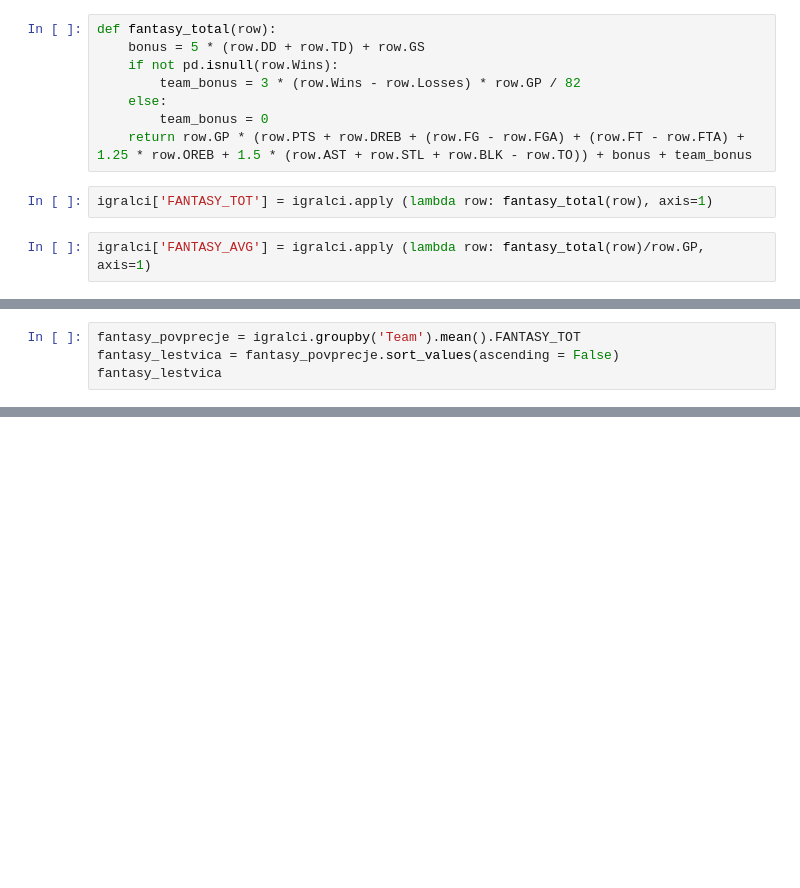
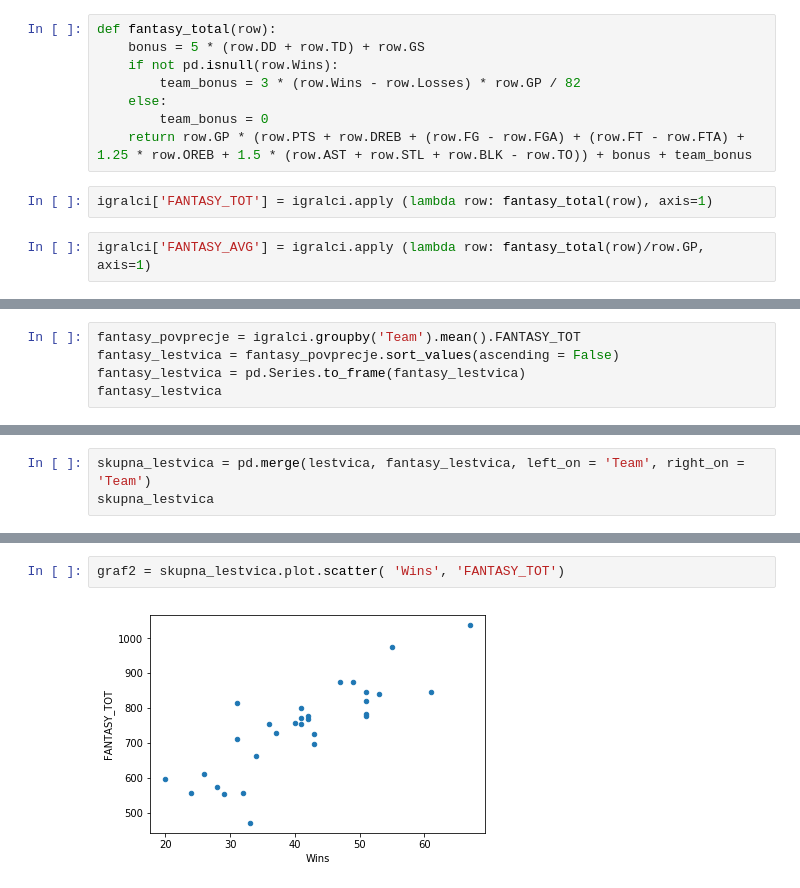
Before and after one commit to andrazdeluisa/projekt_PROG1, a Jupyter notebook: projekt.ipynb, the cells around one changed output, grey strips where cells are left out. Saved outputs shown, nothing was run; the diff lists cells and outputs as text; blank space fills up the shorter version.

```diff
--- a/projekt.ipynb
+++ b/projekt.ipynb
@@ -37,4 +111,5 @@ igralci.groupby('Position').mean().FANTASY_AVG.sort_values(ascending = False)
 # %%
 fantasy_povprecje = igralci.groupby('Team').mean().FANTASY_TOT
 fantasy_lestvica = fantasy_povprecje.sort_values(ascending = False)
+fantasy_lestvica = pd.Series.to_frame(fantasy_lestvica)
 fantasy_lestvica
@@ -49,0 +163,3 @@ pd.merge(lestvica, fantasy_lestvica)
+# %%
+skupna_lestvica = pd.merge(lestvica, fantasy_lestvica, left_on = 'Team', right_on = 'Team')
+skupna_lestvica
@@ -55,0 +213,4 @@ graf1
+# %%
+graf2 = skupna_lestvica.plot.scatter( 'Wins', 'FANTASY_TOT')
+# %% [output]
+[figure, added]
```
Also changed, not shown: parts of 11 cells of this notebook.
